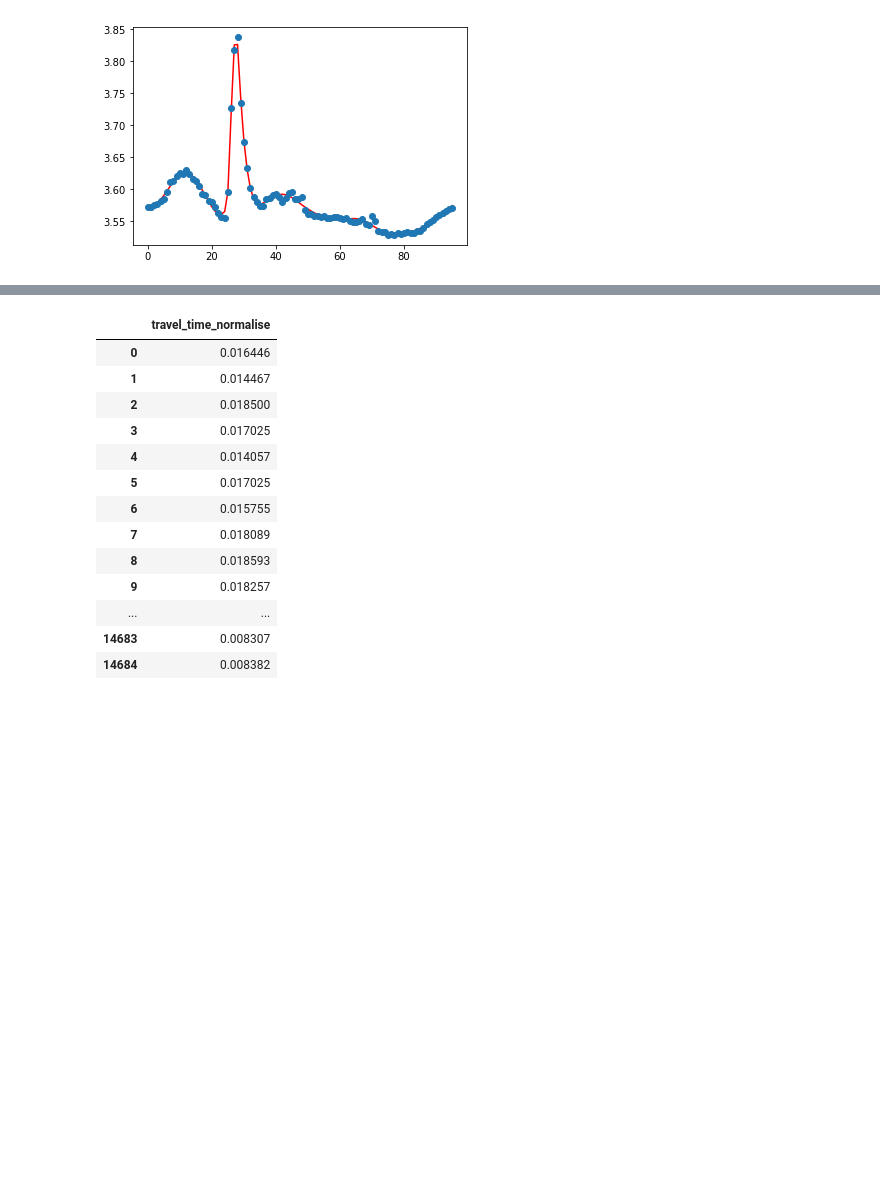
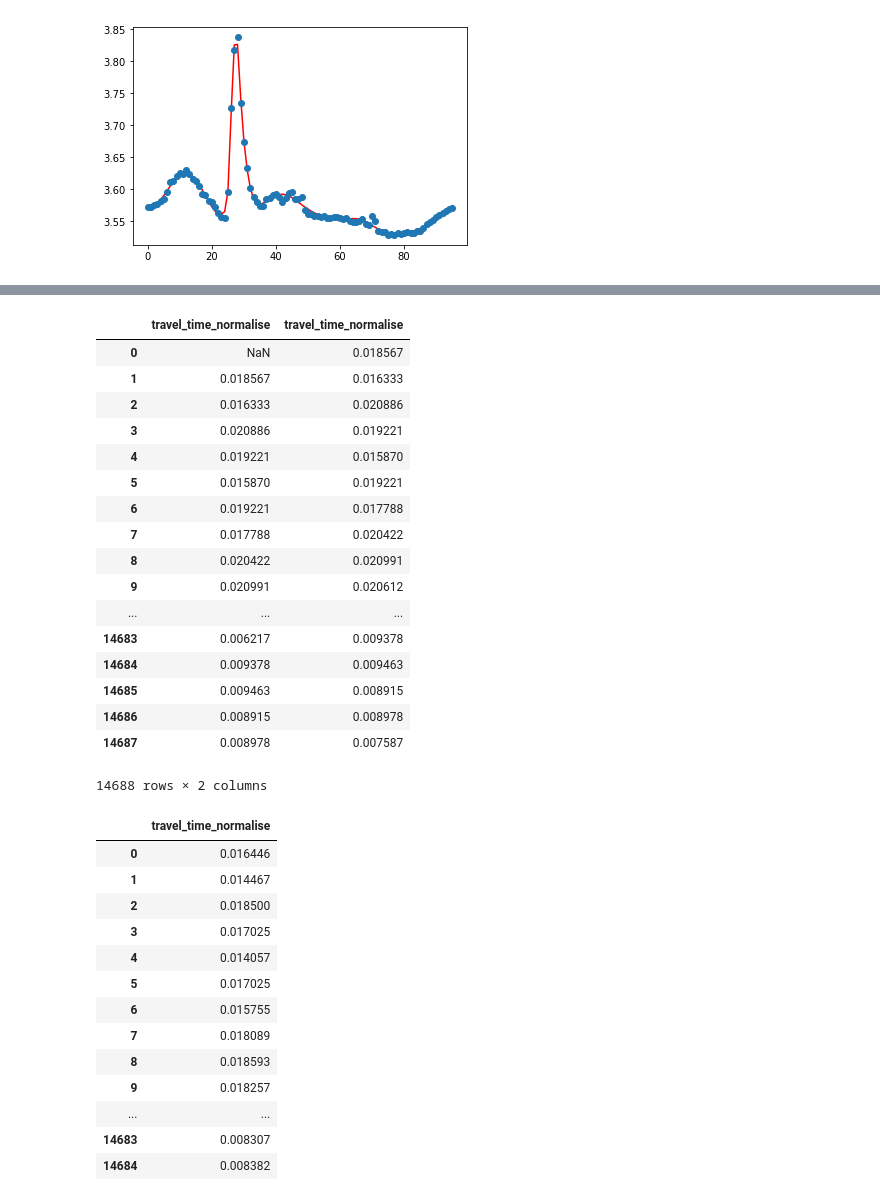
Before and after one commit to zydarChen/predict_17, a Jupyter notebook: Highways_England/LM326.ipynb, the cells around one changed output, grey strips where cells are left out. Drawn from its saved outputs; the diff is of its cells as text; code cells hidden in the pictures; blank space fills up the shorter version.

```diff
--- a/Highways_England/LM326.ipynb
+++ b/Highways_England/LM326.ipynb
@@ -72,3 +90,26 @@ df[['link_ID', 'date', 'travel_time_log', 'travel_time', 'flow', 'speed', 'lengt
+# %%
+df_data = df[['travel_time_normalise']]
+# %%
+pd.concat([df_data.shift(1), df_data], axis=1)
+# %% [output]
+|  | travel_time_normalise | travel_time_normalise |
+| 0 | NaN | 0.018567 |
+| 1 | 0.018567 | 0.016333 |
+| 2 | 0.016333 | 0.020886 |
+| 3 | 0.020886 | 0.019221 |
+| 4 | 0.019221 | 0.015870 |
+| 5 | 0.015870 | 0.019221 |
+| 6 | 0.019221 | 0.017788 |
+| 7 | 0.017788 | 0.020422 |
+| 8 | 0.020422 | 0.020991 |
+| 9 | 0.020991 | 0.020612 |
+| ... | ... | ... |
+| 14683 | 0.006217 | 0.009378 |
+| 14684 | 0.009378 | 0.009463 |
+| 14685 | 0.009463 | 0.008915 |
+| 14686 | 0.008915 | 0.008978 |
+| 14687 | 0.008978 | 0.007587 |
+14688 rows × 2 columns
 # %%
 def load_data(file_path):
     df = pd.read_csv(file_path, delimiter=';', parse_dates=['date'])
```
Also changed, not shown: parts of 5 cells of this notebook.
